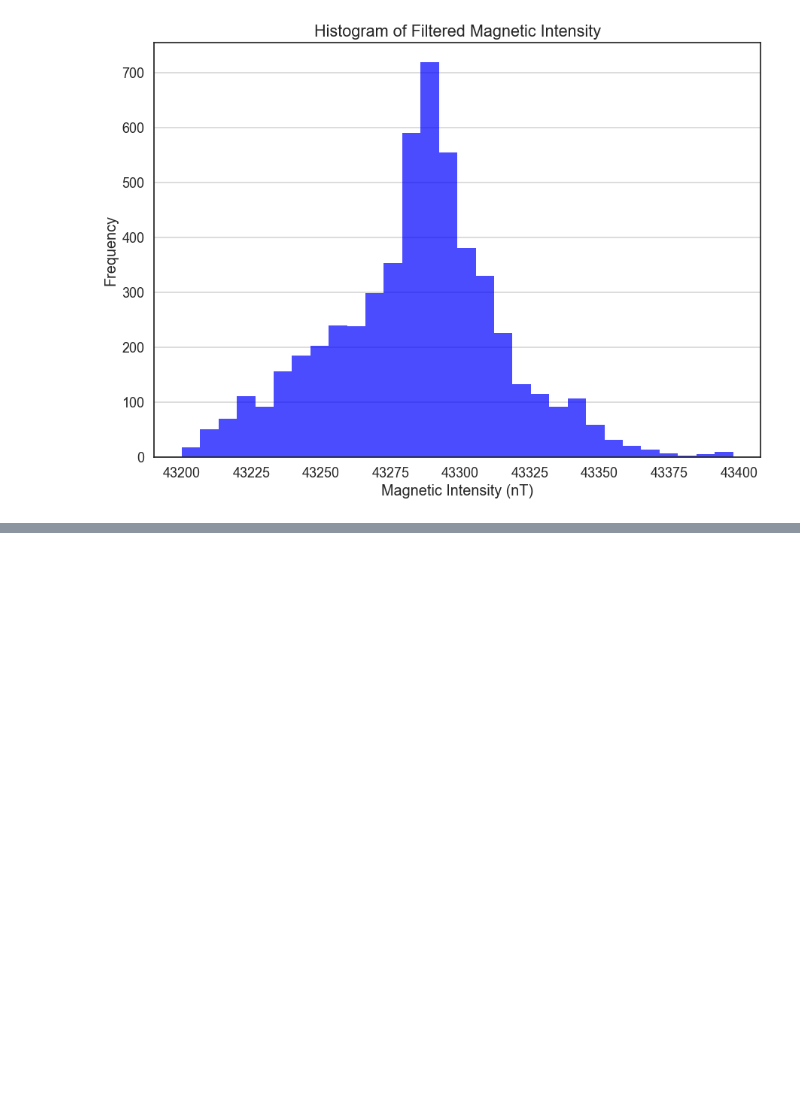
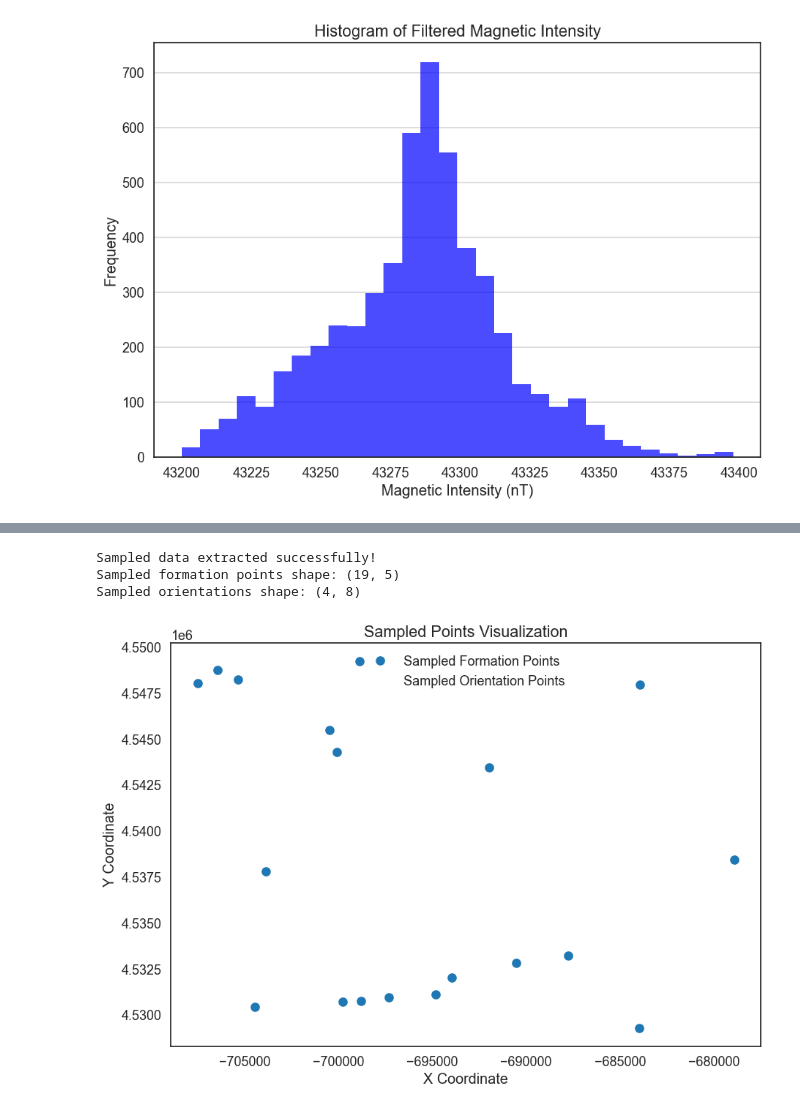
Before and after one commit to terranigma-solutions/Mineye-Terranigma, a Jupyter notebook: GeoModel/gempyModel.ipynb, the cells around one changed output, grey strips where cells are left out. Cells and saved outputs as stored; diff of their text form; code cells hidden in the pictures; blank space fills up the shorter version.

```diff
--- a/GeoModel/gempyModel.ipynb
+++ b/GeoModel/gempyModel.ipynb
@@ -816 +854,23 @@ Columns: ['ID', 'IDTR', 'VUELO', 'LINEA', 'XLON', 'YLAT', 'MAG', 'POT', 'THO', '
 Magnetic range: 43200.00 to 43397.90 nT
+# %%
+
+# Extract the sampled data files into dataframes
+sampled_points_df = pd.read_csv("sampled_formationinputpoints.csv", encoding='latin1', engine='python')
+sampled_orientations_df = pd.read_csv("sampled_orientationinputpoints.csv", encoding='latin1', engine='python')
+
+print("Sampled data extracted successfully!")
+print(f"Sampled formation points shape: {sampled_points_df.shape}")
+print(f"Sampled orientations shape: {sampled_orientations_df.shape}")
+
+plt.plot(sampled_points_df['X'], sampled_points_df['Y'], 'o', label='Sampled Formation Points')
+plt.plot(sampled_orientations_df['X'], sampled_orientations_df['Y'], 'x', label='Sampled Orientation Points')
+plt.xlabel('X Coordinate')
+plt.ylabel('Y Coordinate')
+plt.title('Sampled Points Visualization')
+plt.legend()
+plt.show()
+# %% [output]
+Sampled data extracted successfully!
+Sampled formation points shape: (19, 5)
+Sampled orientations shape: (4, 8)
+[figure, added]
```
Also changed, not shown: parts of 6 cells of this notebook, 3 other files.
